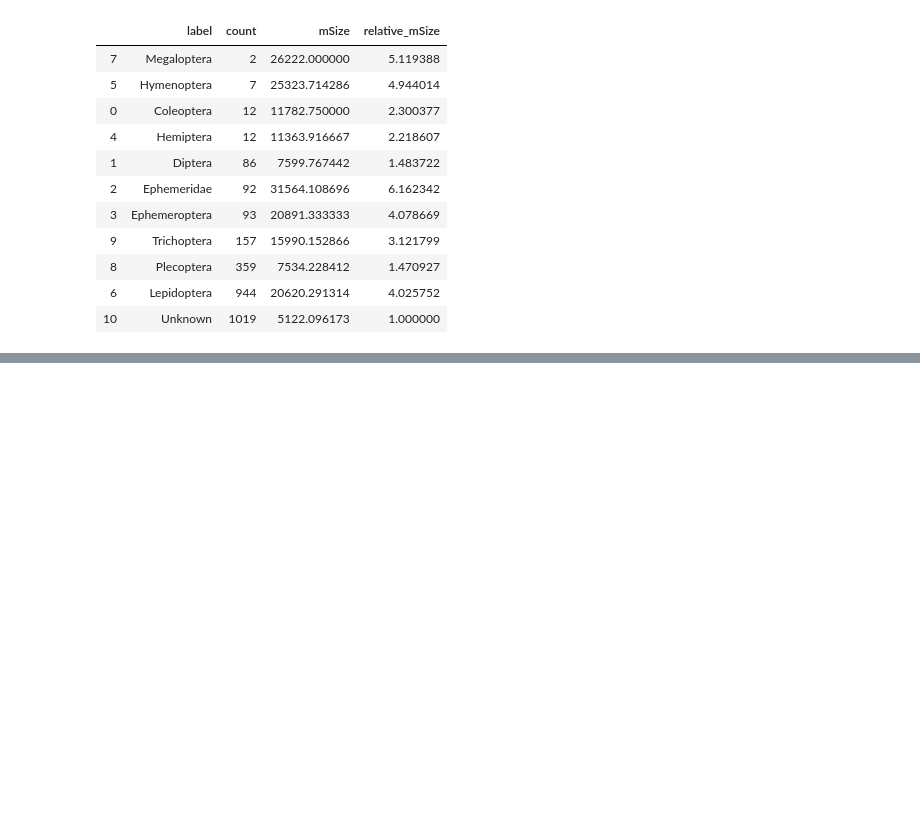
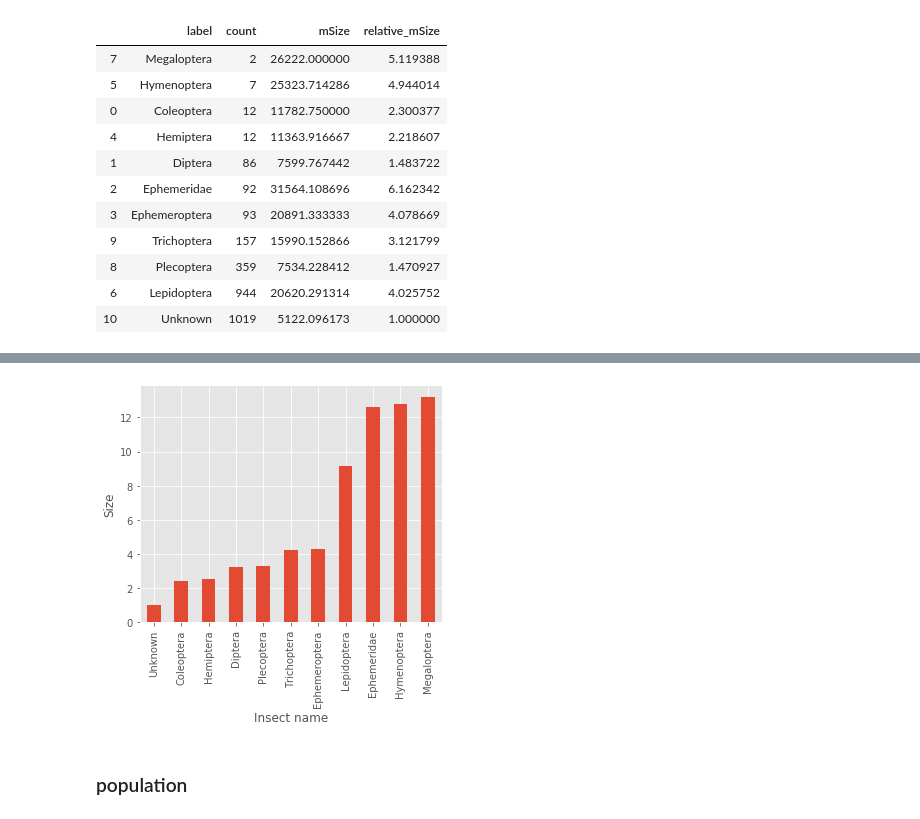
Before and after one commit to keiiti975/Insect_Phenology_Detector, a Jupyter notebook: result/classification/visualize_annotation_20200806/visualize_annotation.ipynb, the cells around one changed output, grey strips where cells are left out. Cells and saved outputs as stored; diff of their text form; code cells hidden in the pictures; blank space fills up the shorter version.

Commit message:
make some result

```diff
--- a/result/classification/visualize_annotation_20200806/visualize_annotation.ipynb
+++ b/result/classification/visualize_annotation_20200806/visualize_annotation.ipynb
@@ -203,0 +335,11 @@ plt.savefig(pj(os.getcwd(), "result/classification/visualize_annotation_20200806
+# %%
+H,W,C = concat_medium_small_lbl(H, W, C)
+# %%
+H,W,C = concat_unknown_lbl(H, W, C)
+# %%
+unused_labels = ["]", "snail", "spider"]
+labels, counts, mean_size = calculate_class_stat(H, W, C)
+labels, counts, mean_size = remove_unused_label(labels, counts, mean_size, unused_labels)
+relative_mean_size = get_relative_mean_size(mean_size)
+df_20191106_20200806 = pd.DataFrame({"label": labels, "Count": counts, "mSize": mean_size, "relative_mSize": relative_mean_size})
+df_20191106_20200806
@@ -203,0 +361,3 @@ plt.savefig(pj(os.getcwd(), "result/classification/visualize_annotation_20200806
+# %%
+size_sorted_df_20191106_20200806 = df_20191106_20200806.sort_values("relative_mSize")
+size_sorted_df_20191106_20200806
@@ -203,0 +377,13 @@ plt.savefig(pj(os.getcwd(), "result/classification/visualize_annotation_20200806
+# %%
+plt.rcParams['figure.figsize'] = (5,5)
+size_sorted_df_20191106_20200806.plot(kind="bar", x="label", y="relative_mSize", legend=False)
+plt.xlabel("Insect name")
+plt.ylabel("Size")
+plt.tight_layout()
+if os.path.exists(pj(os.getcwd(), "result/classification/visualize_annotation_20200806")) is False:
+    os.makedirs(pj(os.getcwd(), "result/classification/visualize_annotation_20200806"))
+plt.savefig(pj(os.getcwd(), "result/classification/visualize_annotation_20200806", "average_size_sum.png"))
+# %% [output]
+[figure, added]
+# %% [markdown]
+### population
```
Also changed, not shown: parts of 29 cells of this notebook, 20 other files.
